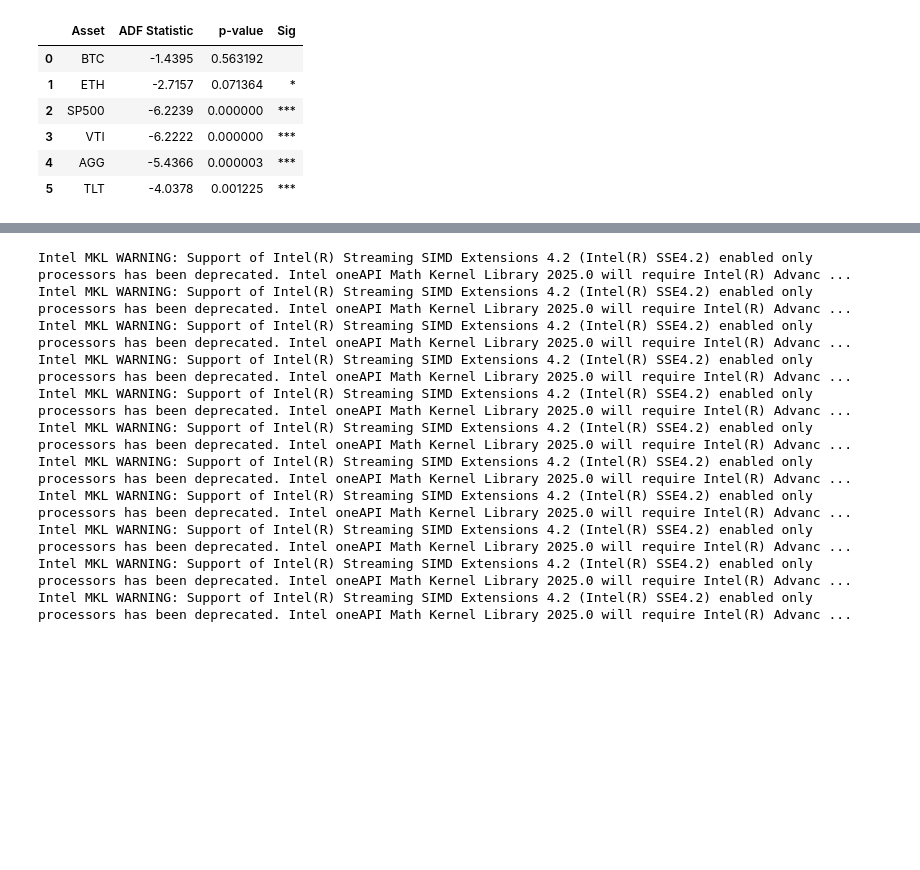
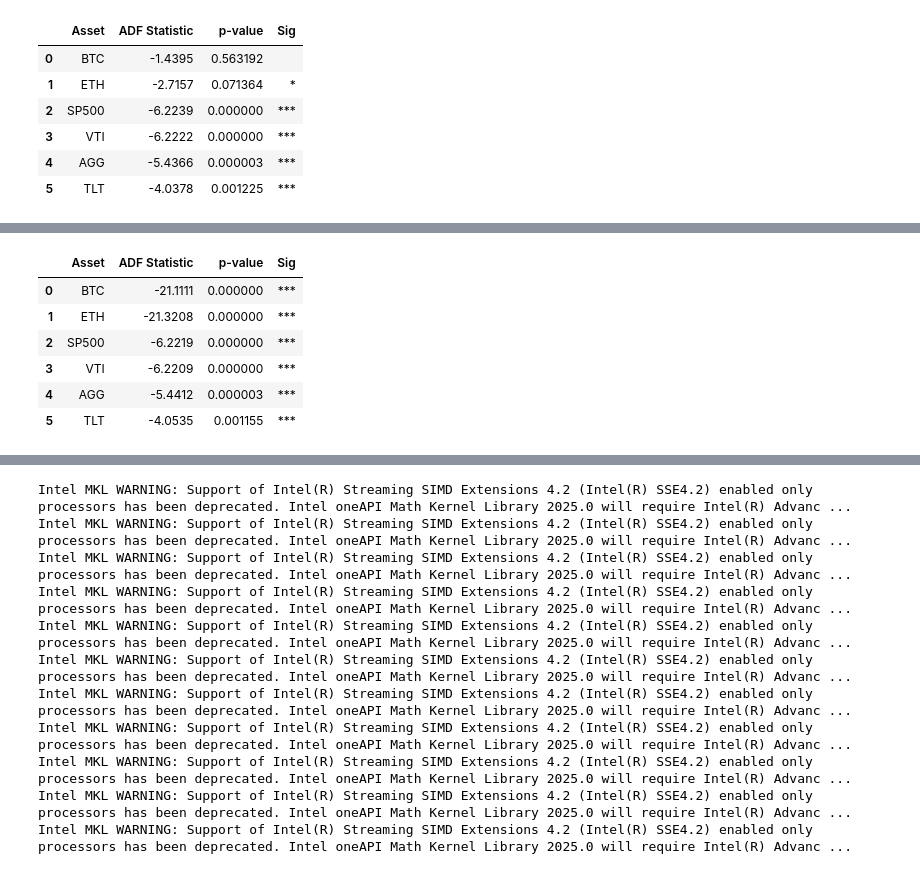
Before and after one commit to blurryskyx/DSE4211_Project, a Jupyter notebook: VAR Analysis.ipynb, the cells around one changed output, grey strips where cells are left out. Cells and saved outputs as stored; diff of their text form; code cells hidden in the pictures; blank space fills up the shorter version.

Commit message:
applying differencing for non-stationarity

```diff
--- a/VAR Analysis.ipynb
+++ b/VAR Analysis.ipynb
@@ -110,0 +139,32 @@ Intel MKL WARNING: Support of Intel(R) Streaming SIMD Extensions 4.2 (Intel(R) S
+# %%
+#Check Stationarity (ADF)
+from statsmodels.tsa.stattools import adfuller
+import pandas as pd
+
+results = []
+
+for col in cond_vol_df.columns:
+    adf_result = adfuller(cond_vol_df[col])
+
+    test_stat = adf_result[0]
+    p_value = adf_result[1]
+
+    if p_value < 0.01:
+        sig = "***"
+    elif p_value < 0.05:
+        sig = "**"
+    elif p_value < 0.10:
+        sig = "*"
+    else:
+        sig = ""
+
+    results.append([col, test_stat, p_value, sig])
+
+df_adf = pd.DataFrame(results,
+                      columns=["Asset", "ADF Statistic", "p-value", "Sig"])
+
+df_adf["ADF Statistic"] = df_adf["ADF Statistic"].round(4)
+df_adf["p-value"] = df_adf["p-value"].round(6)
+
+df_adf
+# %% [output]
@@ -111,3 +188,10 @@ Intel MKL WARNING: Support of Intel(R) Streaming SIMD Extensions 4.2 (Intel(R) S
+|  | Asset | ADF Statistic | p-value | Sig |
+| 0 | BTC | -21.1111 | 0.000000 | *** |
+| 1 | ETH | -21.3208 | 0.000000 | *** |
+| 2 | SP500 | -6.2219 | 0.000000 | *** |
+| 3 | VTI | -6.2209 | 0.000000 | *** |
+| 4 | AGG | -5.4412 | 0.000003 | *** |
+| 5 | TLT | -4.0535 | 0.001155 | *** |
 # %%
 #VECTOR AUTOREGRESSION (VAR)
 cond_vol_df.index = pd.to_datetime(cond_vol_df.index)
```
Also changed, not shown: parts of 3 cells of this notebook.
